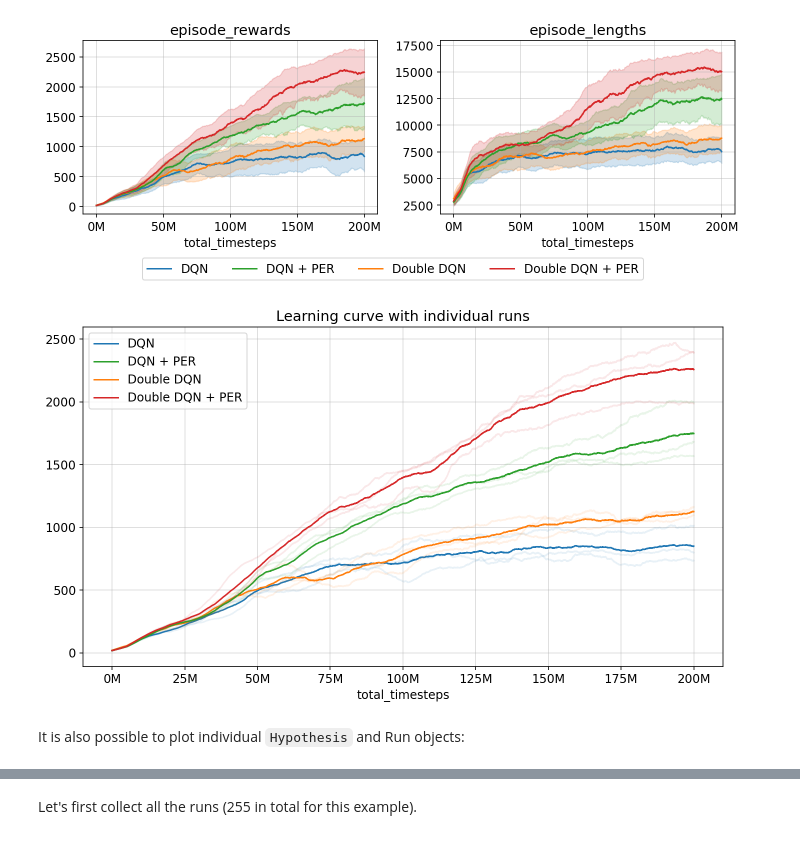
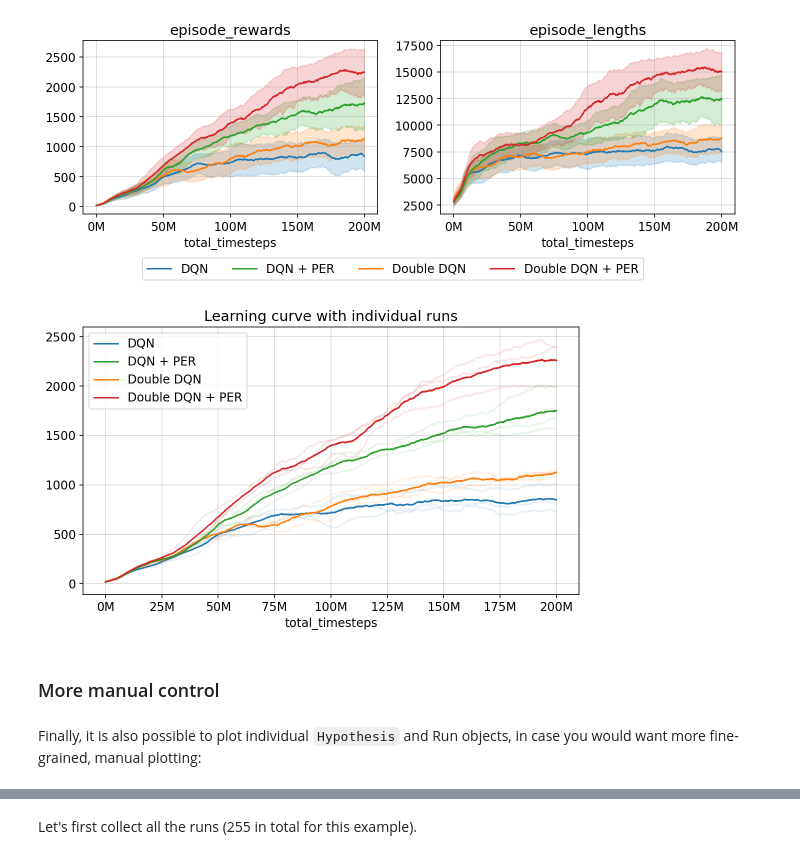
Before and after one commit to wookayin/expt, a Jupyter notebook: examples/quick-tour.ipynb, the cells around one changed output, grey strips where cells are left out. Cells and saved outputs as stored; diff of their text form; code cells hidden in the pictures.

```diff
--- a/examples/quick-tour.ipynb
+++ b/examples/quick-tour.ipynb
@@ -168,8 +168,7 @@ for algo, desc in {"a": "DQN",
                    "prior-duel-a": "Double DQN + PER",
                   }.items():
     runs = expt.get_runs(f"./data/atari-{algo}-{env}-*", progress_bar=None,
-                         run_postprocess_fn=make_total_timesteps,
-                         pool_class=multiprocess.Pool)
+                         run_postprocess_fn=make_total_timesteps)
 
     # h = runs.to_hypothesis(name=desc)
     # ex.add_hypothesis(desc, h)
@@ -268,18 +251,20 @@ g.figure.subplots_adjust(bottom=0.25)
 [figure]
 # %%
 # Draw on existing matplotlib Figure or Axes
-fig, ax = plt.subplots(figsize=(10, 6))
+fig, ax = plt.subplots(figsize=(8, 5))
 
 ex.plot(x='total_timesteps', y='episode_rewards',
         rolling=500, n_samples=10000,
         err_style='runs', runs_alpha=0.1,
         suptitle="", ax=ax);
 
 # further customization using matplotlib API
 ax.set_title("Learning curve with individual runs")
 ax.yaxis.set_label_text("")
 fig;
 # %% [output]
-[figure, old version]
+[figure, new version]
+# %% [markdown]
+### More manual control
 # %% [markdown]
-It is also possible to plot individual `Hypothesis` and Run objects:
+Finally, it is also possible to plot individual `Hypothesis` and Run objects, in case you would want more fine-grained, manual plotting:
```
Also changed, not shown: parts of 33 cells of this notebook, 2 other files.
